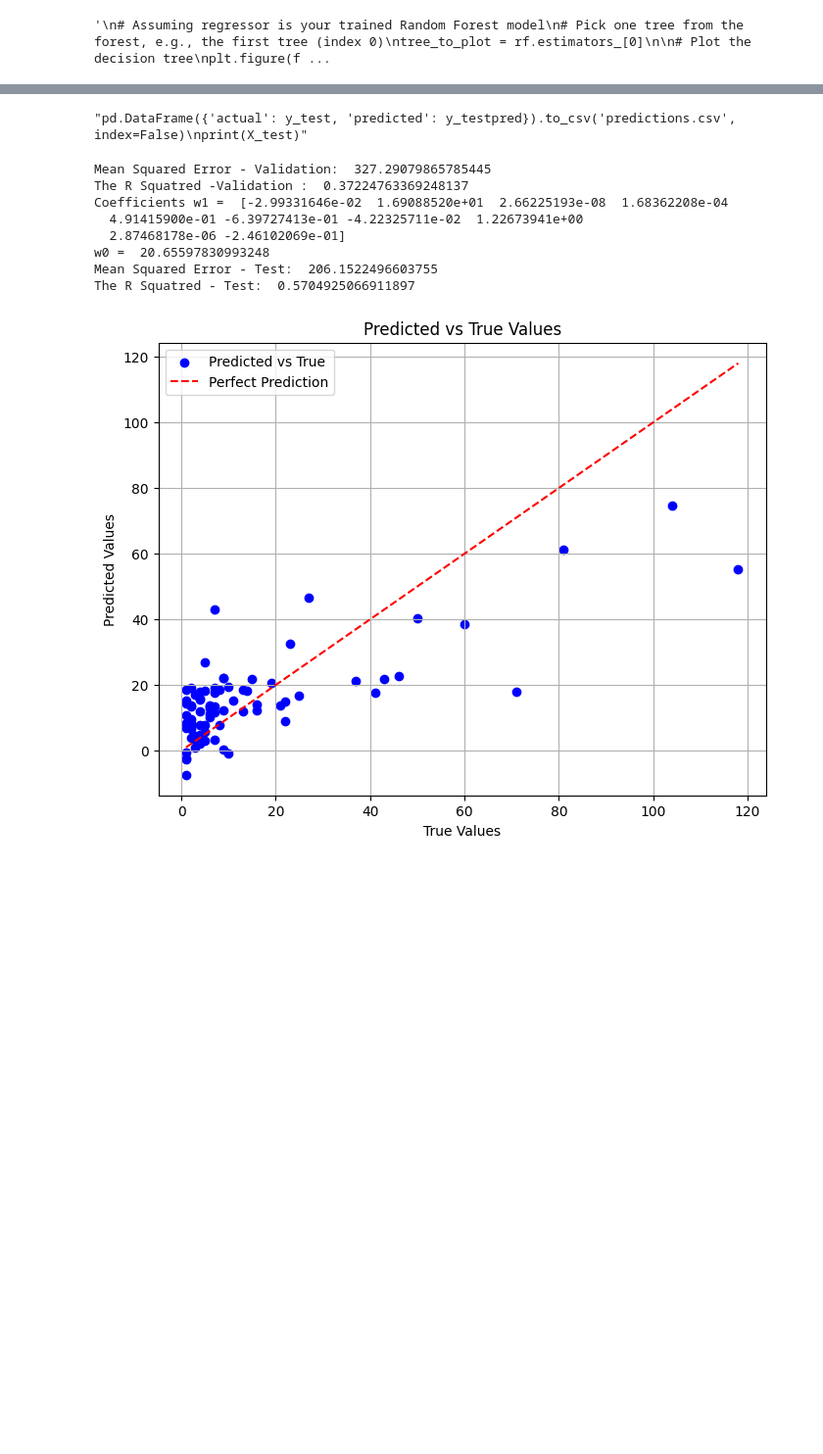
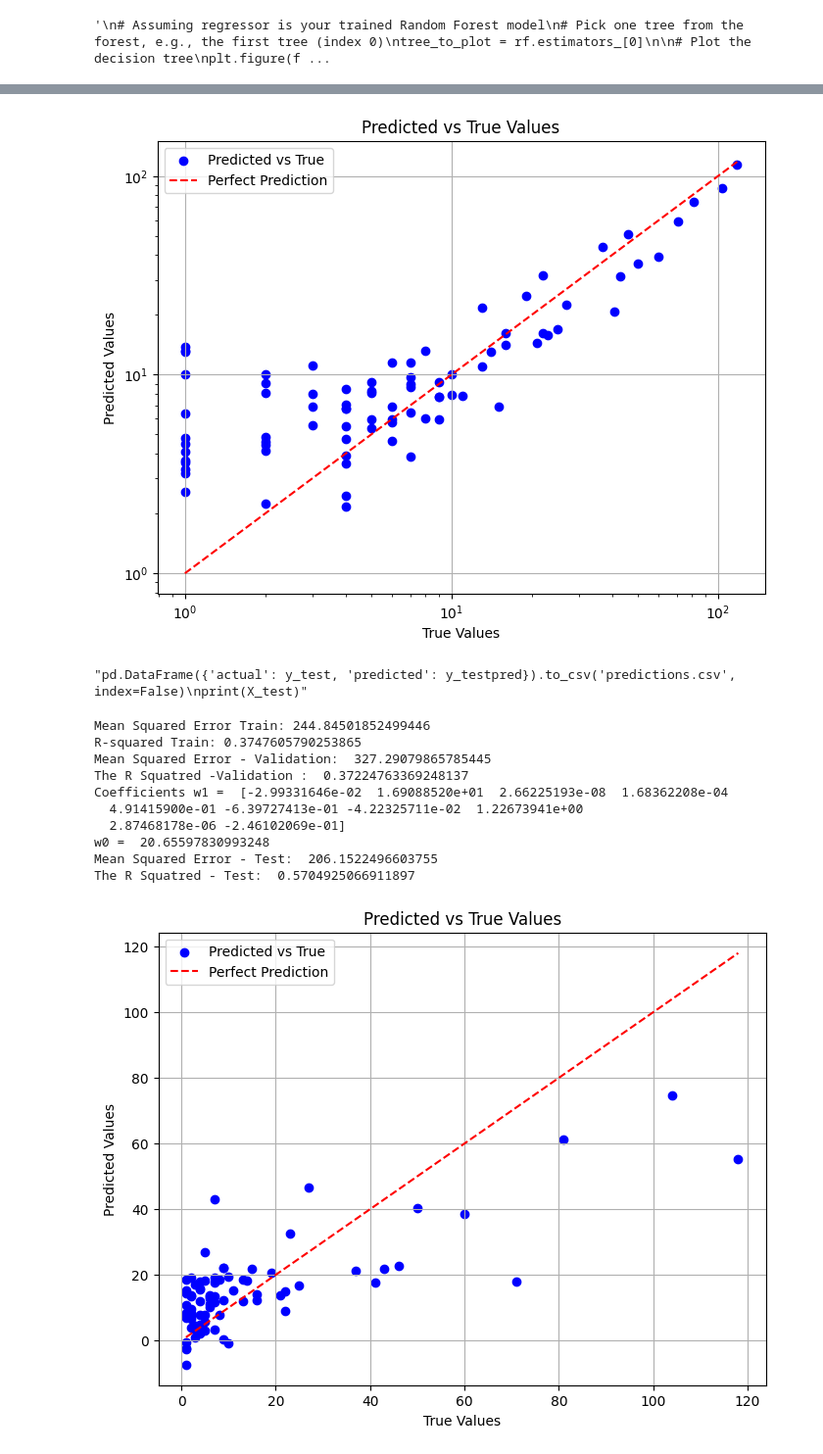
Before and after one commit to shreeram-murali/olympic-medals-predictor, a Jupyter notebook: random_forest_predictor.ipynb, the cells around one changed output, grey strips where cells are left out. Shown at 98% size. Cells and saved outputs as stored; diff of their text form; code cells hidden in the pictures; blank space fills up the shorter version.

```diff
--- a/random_forest_predictor.ipynb
+++ b/random_forest_predictor.ipynb
@@ -114,3 +183,21 @@ plt.show()
+# %%
+plt.figure(figsize=(8, 6))
+plt.scatter(y_test, y_testpred, color='blue', label='Predicted vs True')
+
+# Adding a diagonal line representing a perfect prediction
+plt.plot([min(y_test), max(y_test)], [min(y_test), max(y_test)], color='red', linestyle='--', label='Perfect Prediction')
+
+plt.xscale('log')
+plt.yscale('log')
+plt.title('Predicted vs True Values')
+plt.xlabel('True Values')
+plt.ylabel('Predicted Values')
+plt.legend()
+plt.grid(True)
+plt.savefig('rf_regression_log.pdf')
+plt.show()
+# %% [output]
+[figure, added]
 # %%
 '''pd.DataFrame({'actual': y_test, 'predicted': y_testpred}).to_csv('predictions.csv', index=False)
 print(X_test)'''
@@ -123,6 +210,20 @@ regr = LinearRegression()
 regr.fit(X_train, y_train)
 
 y_pred_lr = regr.predict(X_validation)
+
+
+y_pred_train = regr.predict(X_train)
+
+
+
+mse = mean_squared_error(y_train,y_pred_train )
+print(f'Mean Squared Error Train: {mse}')
+
+r2 = r2_score(y_train, y_pred_train)
+print(f'R-squared Train: {r2}')
+
+
+
 
 mse_lr = mean_squared_error(y_validation, y_pred_lr)
 r2_val_lr = r2_score(y_validation, y_pred_lr)
@@ -140,6 +241,8 @@ r2_val_lr_test = r2_score(y_test, y_pred_lr_test)
 print('Mean Squared Error - Test: ', mse_lr_test)    # print the training error
 print('The R Squatred - Test: ', r2_val_lr_test)    # print the R^2
 # %% [output]
+Mean Squared Error Train: 244.84501852499446
+R-squared Train: 0.3747605790253865
 Mean Squared Error - Validation:  327.29079865785445
 The R Squatred -Validation :  0.37224763369248137
 Coefficients w1 =  [-2.99331646e-02  1.69088520e+01  2.66225193e-08  1.68362208e-04
```
Also changed, not shown: parts of 11 cells of this notebook, 6 other files.
